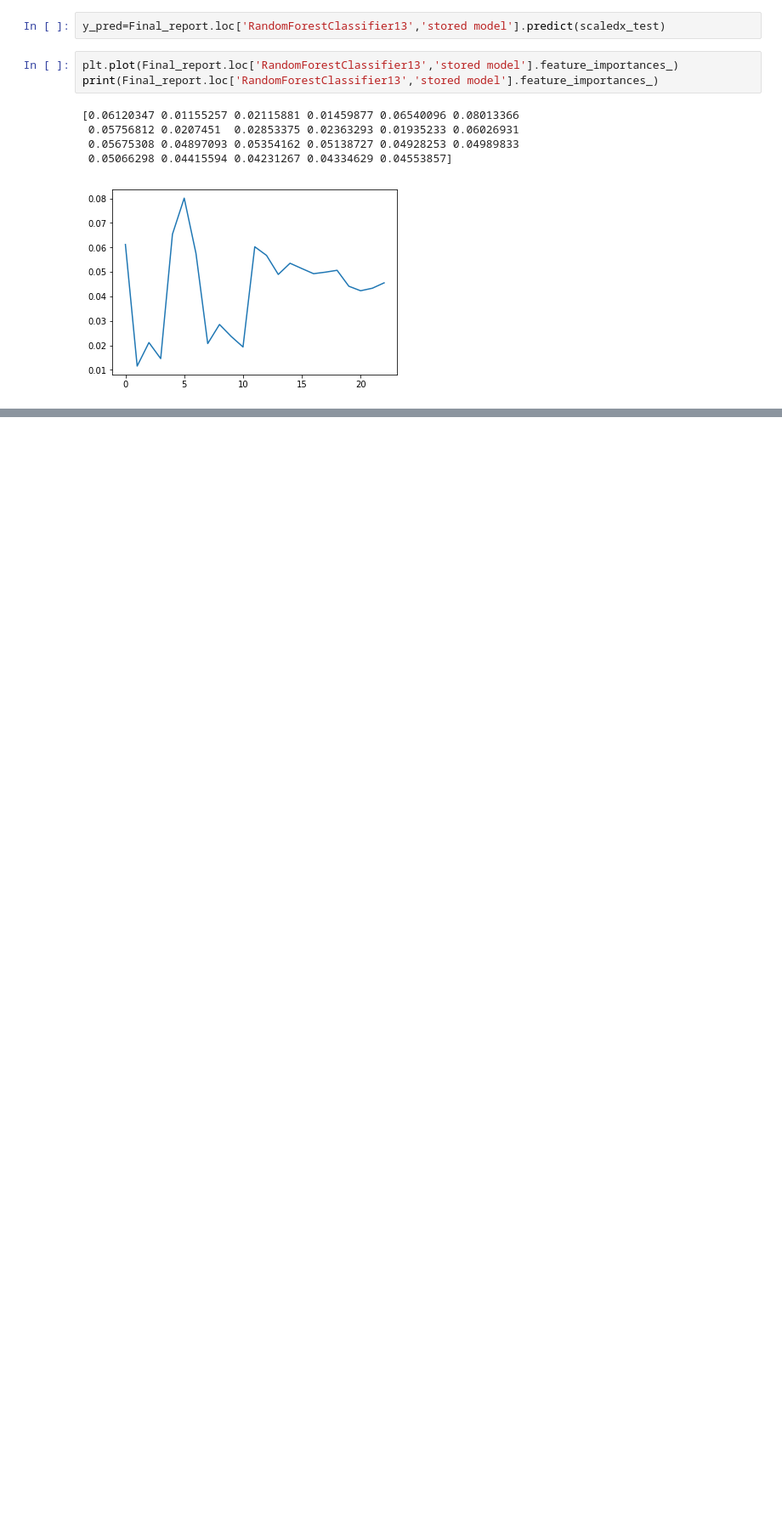
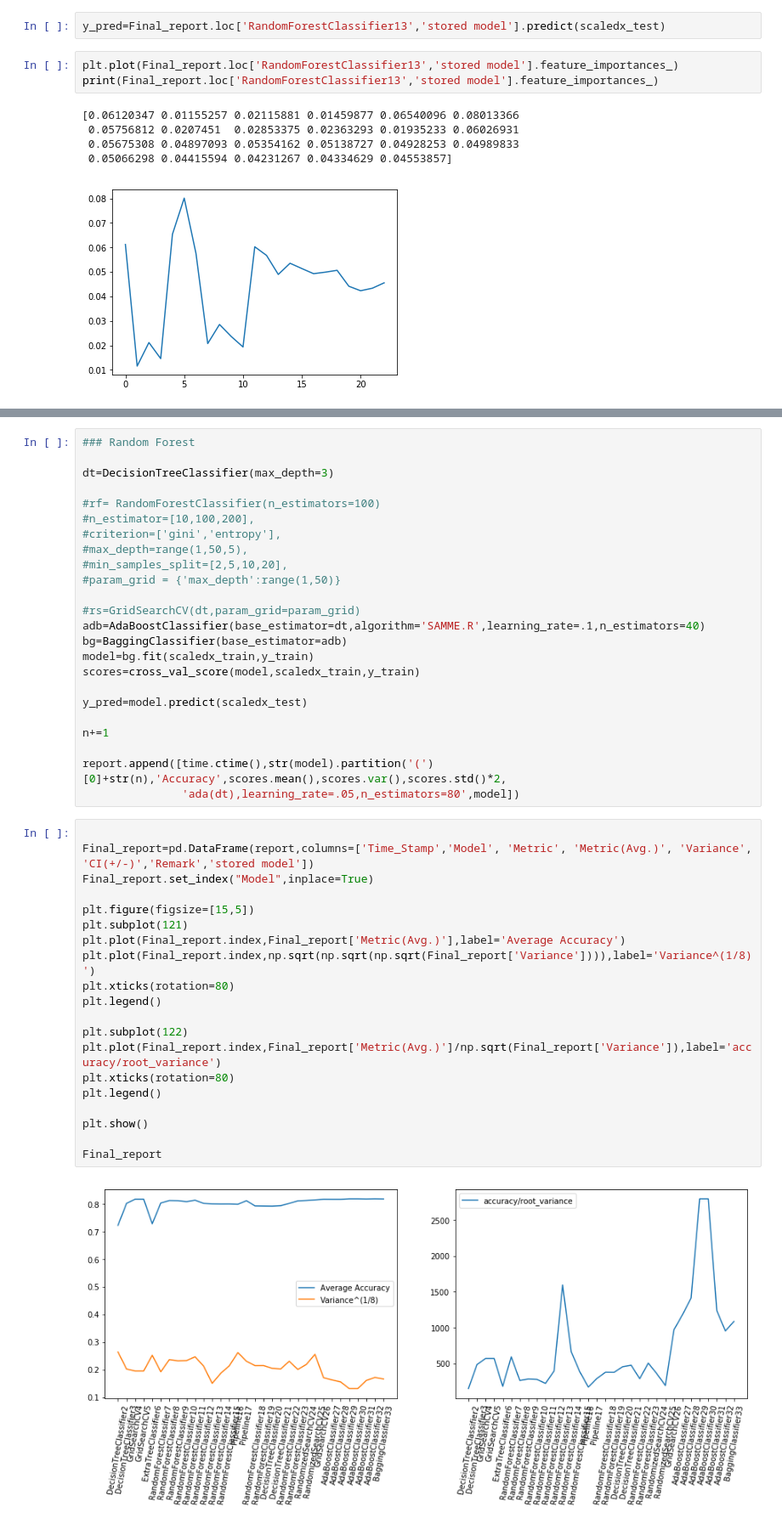
Before and after one commit to Samrat2803/Citi_Bank_Defaulters_prediction, a Jupyter notebook: Citibank_trees.ipynb, the cells around one changed output, grey strips where cells are left out. Shown at 85% size. Cells and saved outputs as stored; diff of their text form; blank space fills up the shorter version.

```diff
--- a/Citibank_trees.ipynb
+++ b/Citibank_trees.ipynb
@@ -352,0 +428,46 @@ print(time_taken)
+# %%
+### Random Forest
+
+dt=DecisionTreeClassifier(max_depth=3)
+
+#rf= RandomForestClassifier(n_estimators=100)
+#n_estimator=[10,100,200],
+#criterion=['gini','entropy'],
+#max_depth=range(1,50,5),
+#min_samples_split=[2,5,10,20],
+#param_grid = {'max_depth':range(1,50)}
+
+#rs=GridSearchCV(dt,param_grid=param_grid)
+adb=AdaBoostClassifier(base_estimator=dt,algorithm='SAMME.R',learning_rate=.1,n_estimators=40)
+bg=BaggingClassifier(base_estimator=adb)
+model=bg.fit(scaledx_train,y_train)
+scores=cross_val_score(model,scaledx_train,y_train)
+
+y_pred=model.predict(scaledx_test)
+
+n+=1
+
+report.append([time.ctime(),str(model).partition('(')[0]+str(n),'Accuracy',scores.mean(),scores.var(),scores.std()*2,
+               'ada(dt),learning_rate=.05,n_estimators=80',model])
+# %%
+
+Final_report=pd.DataFrame(report,columns=['Time_Stamp','Model', 'Metric', 'Metric(Avg.)', 'Variance', 'CI(+/-)','Remark','stored model'])
+Final_report.set_index("Model",inplace=True)
+
+plt.figure(figsize=[15,5])
+plt.subplot(121)
+plt.plot(Final_report.index,Final_report['Metric(Avg.)'],label='Average Accuracy')
+plt.plot(Final_report.index,np.sqrt(np.sqrt(np.sqrt(Final_report['Variance']))),label='Variance^(1/8)')
+plt.xticks(rotation=80)
+plt.legend()
+
+plt.subplot(122)
+plt.plot(Final_report.index,Final_report['Metric(Avg.)']/np.sqrt(Final_report['Variance']),label='accuracy/root_variance')
+plt.xticks(rotation=80)
+plt.legend()
+
+plt.show()
+
+Final_report
+# %% [output]
+[figure, added]
```
Also changed, not shown: parts of 13 cells of this notebook, 6 other files.
